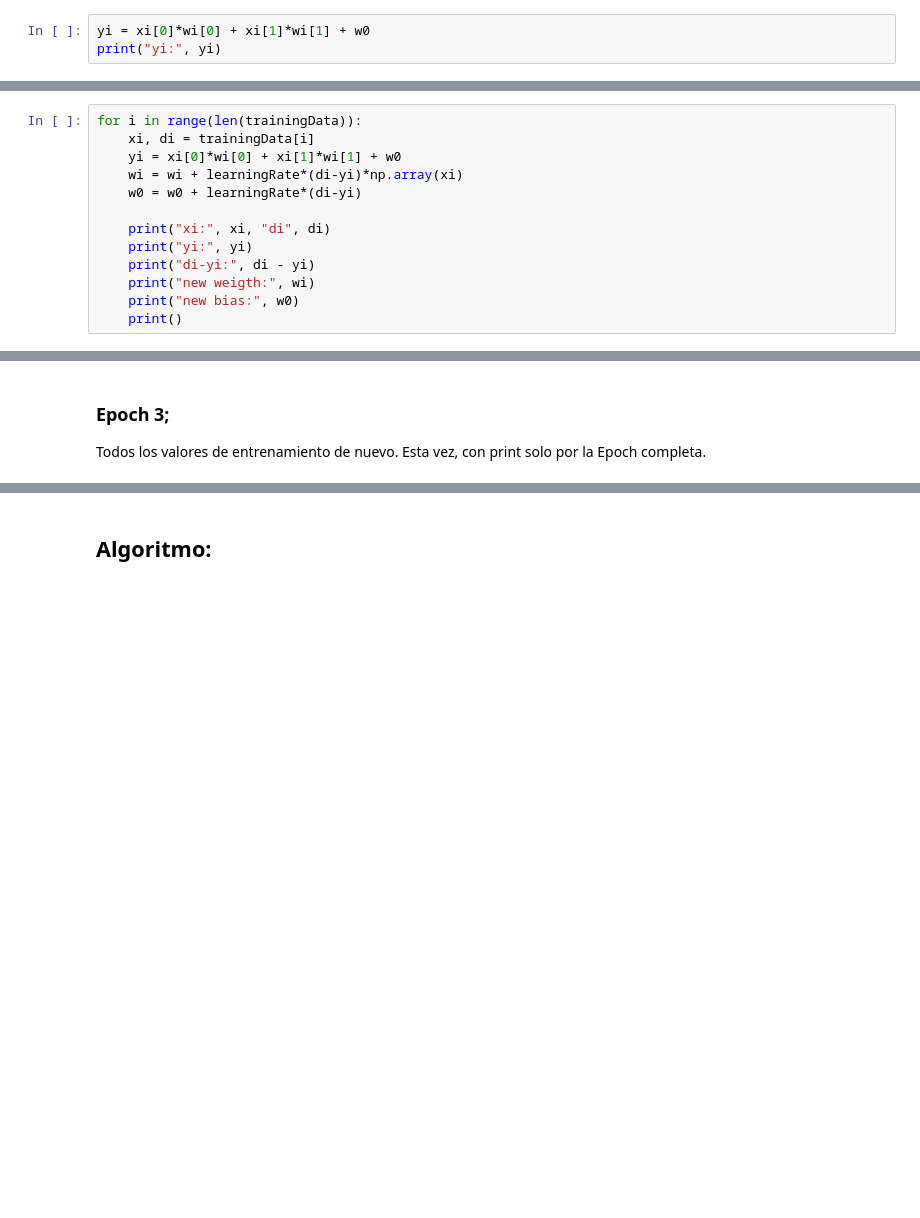
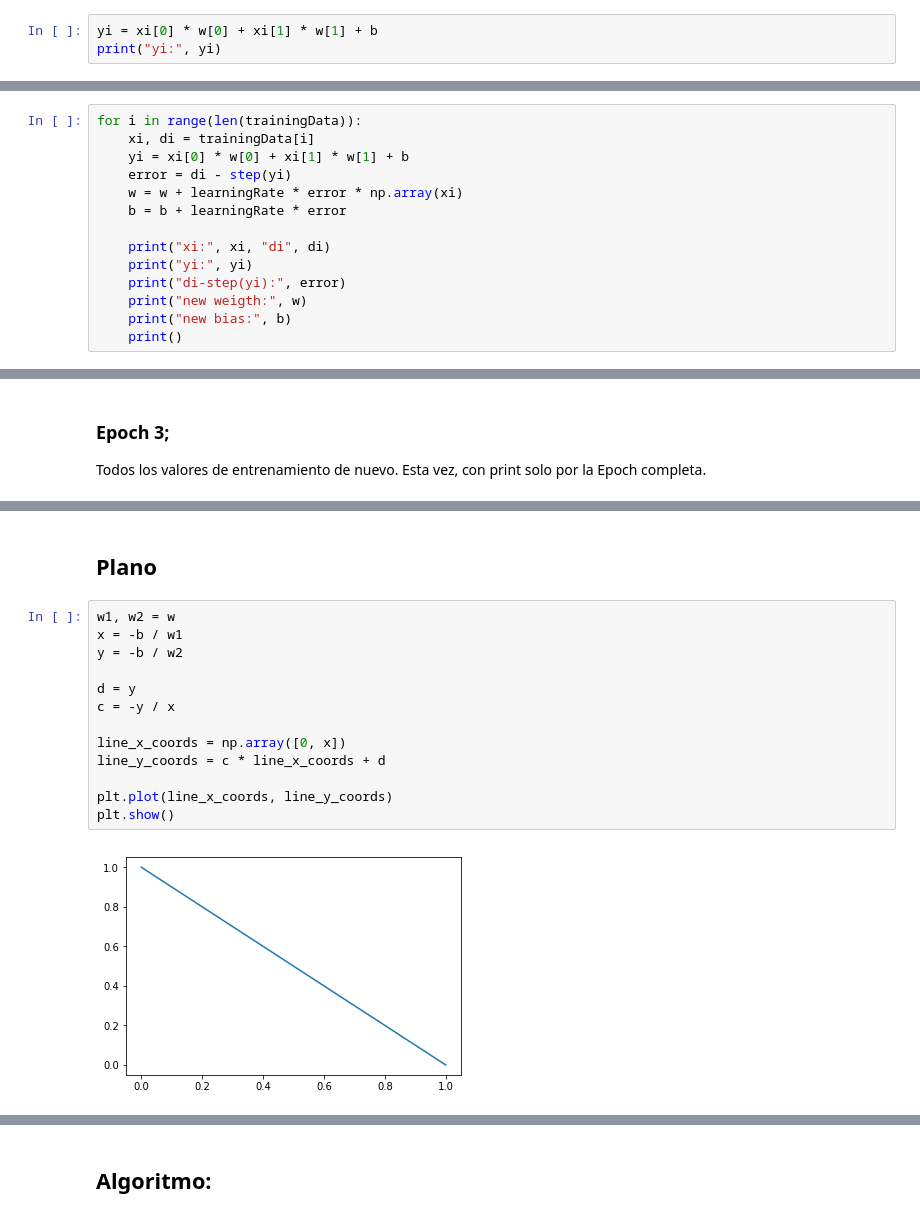
Before and after one commit to gabrieldelaparra/learnNN, a Jupyter notebook: 01 - Perceptron.ipynb, the cells around one changed output, grey strips where cells are left out. Drawn from its saved outputs; the diff is of its cells as text; blank space fills up the shorter version.

```diff
--- a/01 - Perceptron.ipynb
+++ b/01 - Perceptron.ipynb
@@ -155,7 +133,7 @@ print("xi:", xi, "di", di)
 # %% [output]
 xi: [0, 0] di 0
 # %%
-yi = xi[0]*wi[0] + xi[1]*wi[1] + w0
+yi = xi[0] * w[0] + xi[1] * w[1] + b
 print("yi:", yi)
 # %% [output]
 yi: 0
@@ -239,15 +221,16 @@ Todos los valores de entrenamiento de nuevo.
 # %%
 for i in range(len(trainingData)):
     xi, di = trainingData[i]
-    yi = xi[0]*wi[0] + xi[1]*wi[1] + w0
-    wi = wi + learningRate*(di-yi)*np.array(xi)
-    w0 = w0 + learningRate*(di-yi)
+    yi = xi[0] * w[0] + xi[1] * w[1] + b
+    error = di - step(yi)
+    w = w + learningRate * error * np.array(xi)
+    b = b + learningRate * error
 
     print("xi:", xi, "di", di)
     print("yi:", yi)
-    print("di-yi:", di - yi)
-    print("new weigth:", wi)
-    print("new bias:", w0)
+    print("di-step(yi):", error)
+    print("new weigth:", w)
+    print("new bias:", b)
     print()
 # %% [output]
 xi: [0, 0] di 0
@@ -362,0 +336,17 @@ plt.show()
+# %% [markdown]
+## Plano
+# %%
+w1, w2 = w
+x = -b / w1
+y = -b / w2
+
+d = y
+c = -y / x
+
+line_x_coords = np.array([0, x])
+line_y_coords = c * line_x_coords + d
+
+plt.plot(line_x_coords, line_y_coords)
+plt.show()
+# %% [output]
+[figure, added]
```
Also changed, not shown: parts of 70 cells of this notebook, 1 other file.
